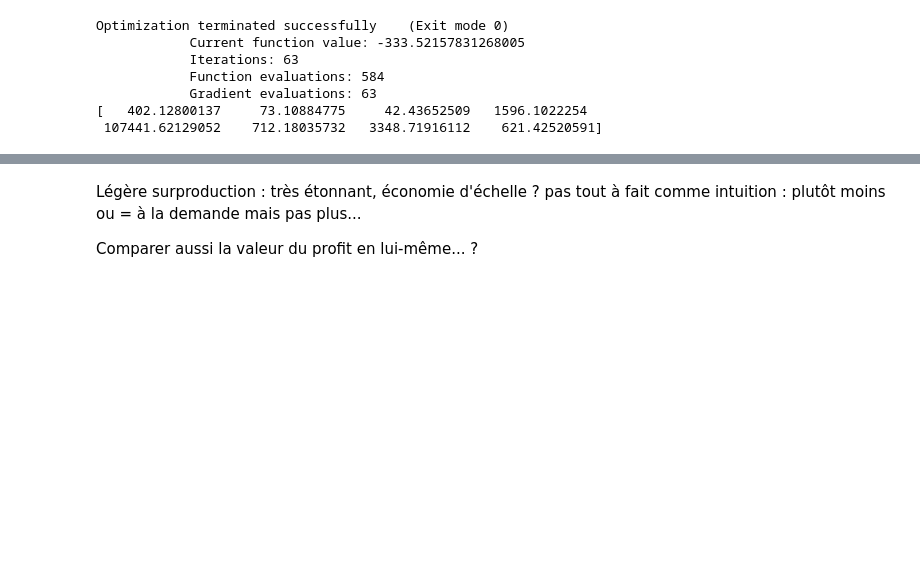
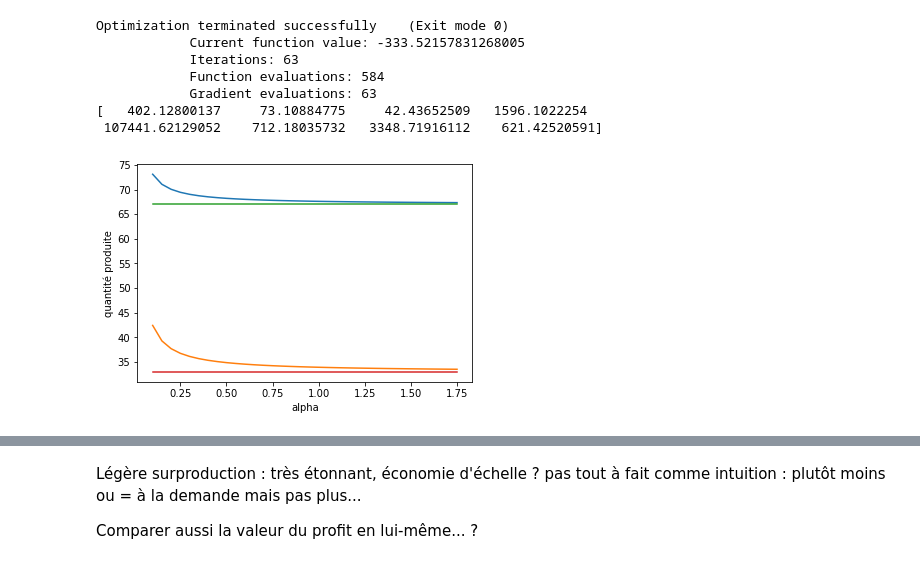
Before and after one commit to florian6973/optimization-g4, a Jupyter notebook: notes.ipynb, the cells around one changed output, grey strips where cells are left out. Cells and saved outputs as stored; diff of their text form; code cells hidden in the pictures; blank space fills up the shorter version.

Commit message:
Version avec Q10

```diff
--- a/notes.ipynb
+++ b/notes.ipynb
@@ -77,8 +77,8 @@ Une autre approche serait les algorithmes d'optimisiation différentiable sous c
 Il est surprenant que $1$ ne soit pas négligeable devant $\alpha$...
 # %%
 
-def q6():
-    alpha = 0.1
+def q6(a=0.1):
+    alpha = a
     c = 1e-3*np.array([30.,1.,1.3,4., 1.])
     v = np.array([0.9, 1.5, 1.1])
     d = np.array([400., 67., 33.])
@@ -167,3 +167,49 @@ Optimization terminated successfully    (Exit mode 0)
             Gradient evaluations: 63
 [   402.12800137     73.10884775     42.43652509   1596.1022254
  107441.62129052    712.18035732   3348.71916112    621.42520591]
+# %%
+# avec différents alpha
+
+import matplotlib.pyplot as plt
+
+baguettes_list, chocolats_list, croissants_list = [], [], []
+alphas = np.arange(0.1, 1.8, 0.05)
+
+for a in alphas:
+    n, alpha, c, v, d, A = q6(a)
+
+    def fun_h(q, d, alpha=alpha):
+        return (q*np.exp(-alpha*q)+d*np.exp(-alpha*d))/(np.exp(-alpha*q)+np.exp(-alpha*d))
+
+
+    def fun_f(z, d=d, A=A, c=c, v=v, alpha=alpha):
+        q = z[:len(d)]
+        r = z[len(d):]
+        return c.T @ r - v.T @ fun_h(q, d, alpha)
+
+    def fun_c(z, A=A):
+        q = z[:len(d)]
+        r = z[len(d):]
+        return A @ q - r
+
+    ineq_cons = { 'type' : 'ineq' , 'fun' : lambda x: - fun_c(x)}
+    res = optimize . minimize(fun_f, x0, method= 'SLSQP' ,
+    constraints= [ineq_cons], options={ 'disp' : False, 'maxiter': 10000})
+
+    baguettes, chocolats, croissants = res.x[:3]
+    baguettes_list.append(baguettes)
+    chocolats_list.append(chocolats)
+    croissants_list.append(croissants)
+
+plt.figure()
+#plt.plot(alphas, baguettes_list)
+plt.plot(alphas, chocolats_list)
+plt.plot(alphas, croissants_list)
+#plt.plot(alphas, 400*np.ones(len(alphas)))
+plt.plot(alphas, 67*np.ones(len(alphas)))
+plt.plot(alphas, 33*np.ones(len(alphas)))
+plt.xlabel("alpha")
+plt.ylabel("quantité produite")
+plt.show()
+# %% [output]
+[figure, added]
```
Also changed, not shown: parts of 9 cells of this notebook.
